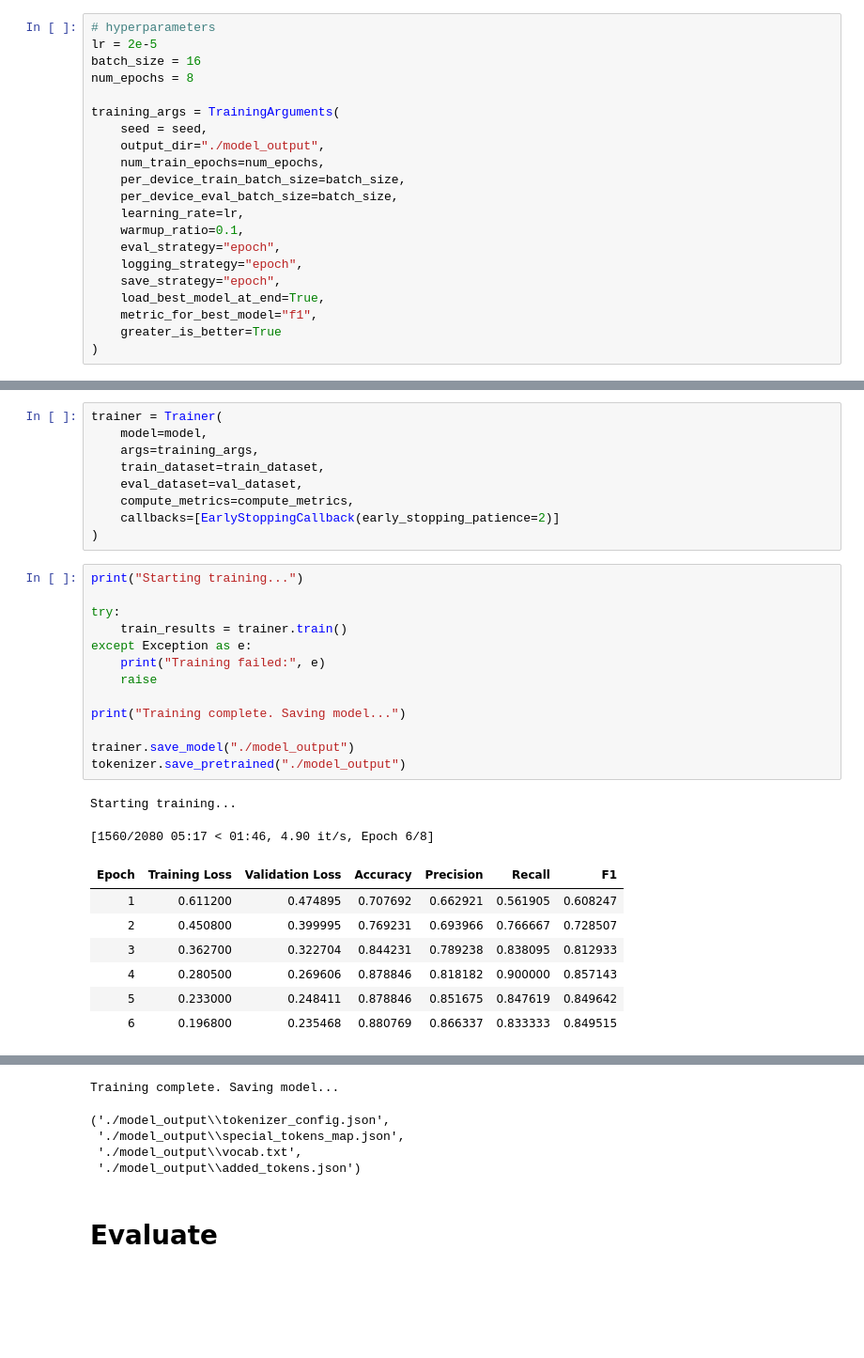
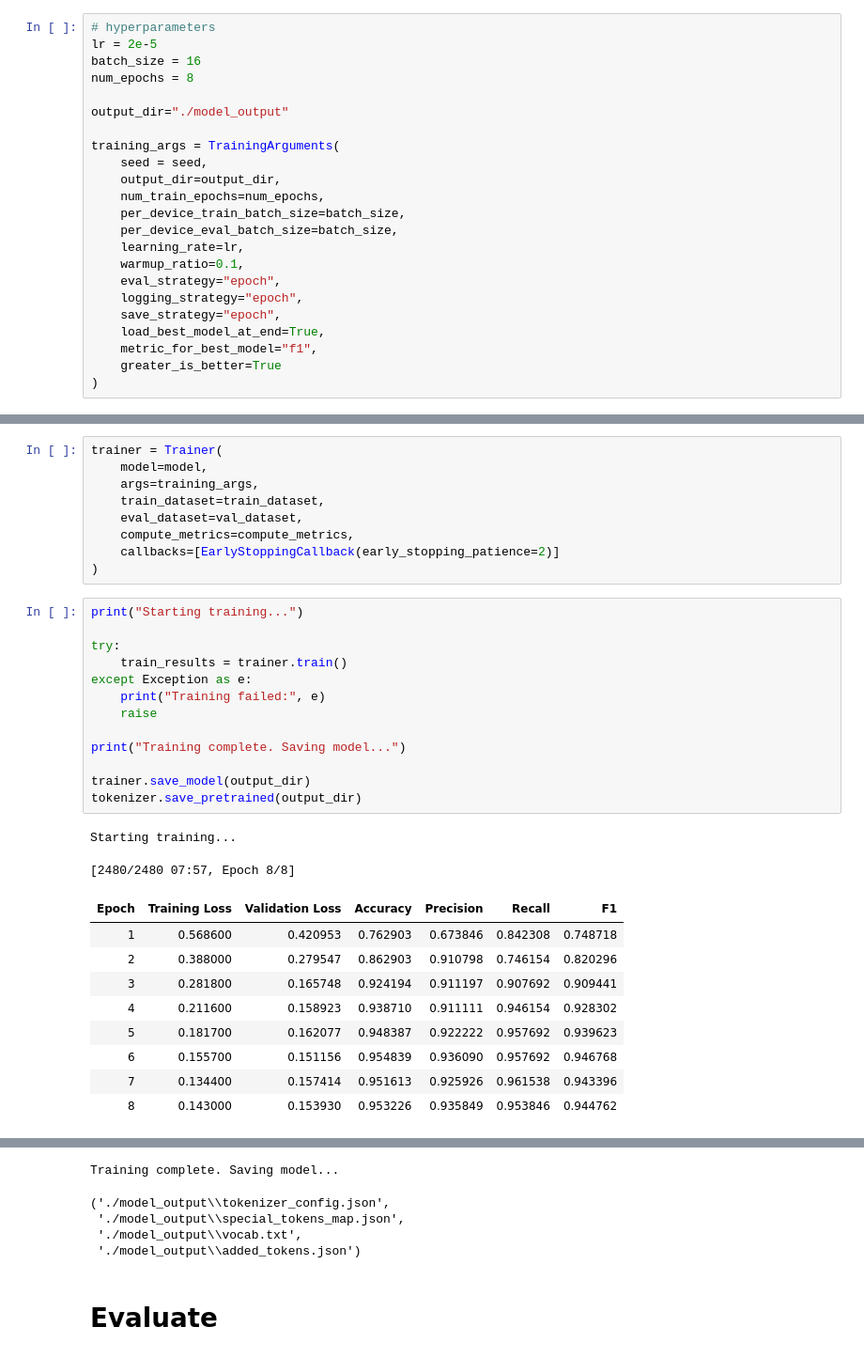
Before and after one commit to phmkhali/bias-detector-en-de, a Jupyter notebook: fine-tuning.ipynb, the cells around one changed output, grey strips where cells are left out. Shown: that part at 94% size. Saved outputs shown, nothing was run; the diff lists cells and outputs as text; blank space fills up the shorter version.

```diff
--- a/fine-tuning.ipynb
+++ b/fine-tuning.ipynb
@@ -207,9 +207,11 @@ lr = 2e-5
 batch_size = 16
 num_epochs = 8
 
+output_dir="./model_output"
+
 training_args = TrainingArguments(
     seed = seed,
-    output_dir="./model_output",
+    output_dir=output_dir,
     num_train_epochs=num_epochs,
     per_device_train_batch_size=batch_size,
     per_device_eval_batch_size=batch_size,
@@ -236,26 +238,28 @@ trainer = Trainer(
 # %%
 print("Starting training...")
 
 try:
     train_results = trainer.train()
 except Exception as e:
     print("Training failed:", e)
     raise
 
 print("Training complete. Saving model...")
 
-trainer.save_model("./model_output")
-tokenizer.save_pretrained("./model_output")
+trainer.save_model(output_dir)
+tokenizer.save_pretrained(output_dir)
 # %% [output]
 Starting training...
-[1560/2080 05:17 < 01:46, 4.90 it/s, Epoch 6/8]
+[2480/2480 07:57, Epoch 8/8]
 | Epoch | Training Loss | Validation Loss | Accuracy | Precision | Recall | F1 |
-| 1 | 0.611200 | 0.474895 | 0.707692 | 0.662921 | 0.561905 | 0.608247 |
-| 2 | 0.450800 | 0.399995 | 0.769231 | 0.693966 | 0.766667 | 0.728507 |
-| 3 | 0.362700 | 0.322704 | 0.844231 | 0.789238 | 0.838095 | 0.812933 |
-| 4 | 0.280500 | 0.269606 | 0.878846 | 0.818182 | 0.900000 | 0.857143 |
-| 5 | 0.233000 | 0.248411 | 0.878846 | 0.851675 | 0.847619 | 0.849642 |
-| 6 | 0.196800 | 0.235468 | 0.880769 | 0.866337 | 0.833333 | 0.849515 |
+| 1 | 0.568600 | 0.420953 | 0.762903 | 0.673846 | 0.842308 | 0.748718 |
+| 2 | 0.388000 | 0.279547 | 0.862903 | 0.910798 | 0.746154 | 0.820296 |
+| 3 | 0.281800 | 0.165748 | 0.924194 | 0.911197 | 0.907692 | 0.909441 |
+| 4 | 0.211600 | 0.158923 | 0.938710 | 0.911111 | 0.946154 | 0.928302 |
+| 5 | 0.181700 | 0.162077 | 0.948387 | 0.922222 | 0.957692 | 0.939623 |
+| 6 | 0.155700 | 0.151156 | 0.954839 | 0.936090 | 0.957692 | 0.946768 |
+| 7 | 0.134400 | 0.157414 | 0.951613 | 0.925926 | 0.961538 | 0.943396 |
+| 8 | 0.143000 | 0.153930 | 0.953226 | 0.935849 | 0.953846 | 0.944762 |
 Be aware, overflowing tokens are not returned for the setting you have chosen, i.e. sequence pairs with the 'longest_first' truncation strategy. So the returned list will always be empty even if some  ...
 Be aware, overflowing tokens are not returned for the setting you have chosen, i.e. sequence pairs with the 'longest_first' truncation strategy. So the returned list will always be empty even if some  ...
 Be aware, overflowing tokens are not returned for the setting you have chosen, i.e. sequence pairs with the 'longest_first' truncation strategy. So the returned list will always be empty even if some  ...
```
Also changed, not shown: parts of 5 cells of this notebook, 4 other files.
